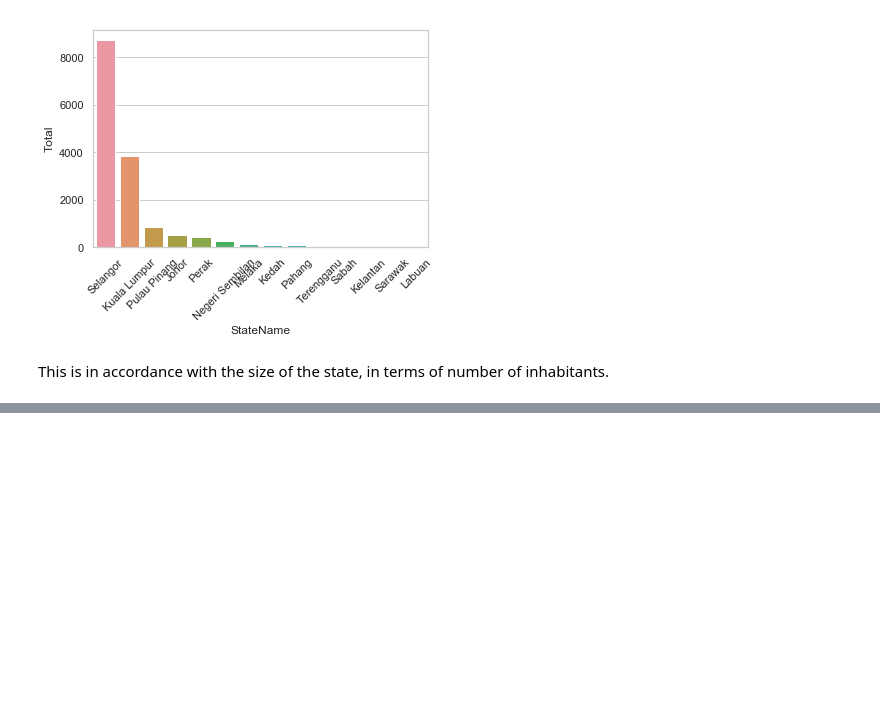
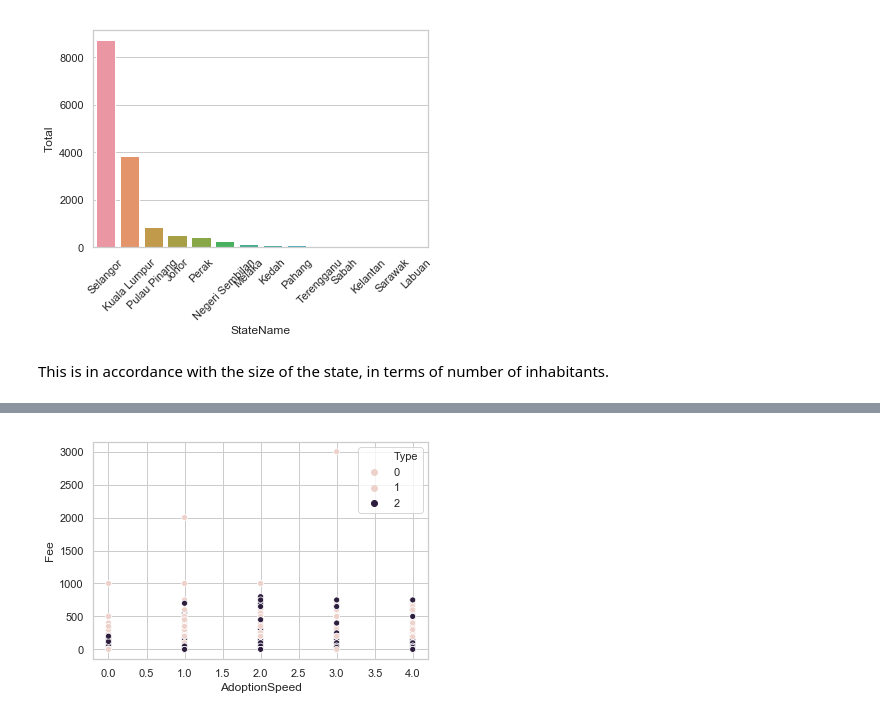
Before and after one commit to TonioGarcia07/PetFinder, a Jupyter notebook: src/exploratory_data_analysis.ipynb, the cells around one changed output, grey strips where cells are left out. Saved outputs shown, nothing was run; the diff lists cells and outputs as text; code cells hidden in the pictures; blank space fills up the shorter version.

Commit message:
add plots to eda

```diff
--- a/src/exploratory_data_analysis.ipynb
+++ b/src/exploratory_data_analysis.ipynb
@@ -127,0 +160,4 @@ This is in accordance with the size of the state, in terms of number of inhabita
+# %%
+ax = sns.scatterplot(x="AdoptionSpeed", y="Fee", hue="Type", data=train)
+# %% [output]
+[figure, added]
```
Also changed, not shown: parts of 3 cells of this notebook.
